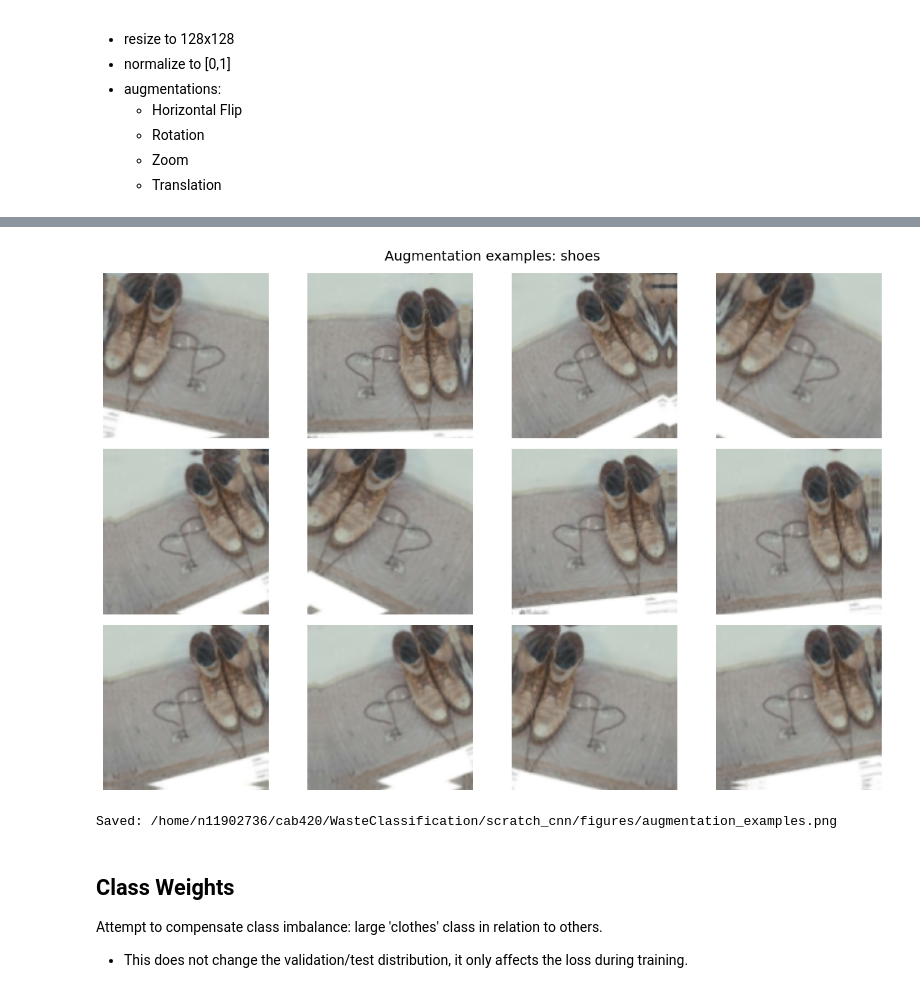
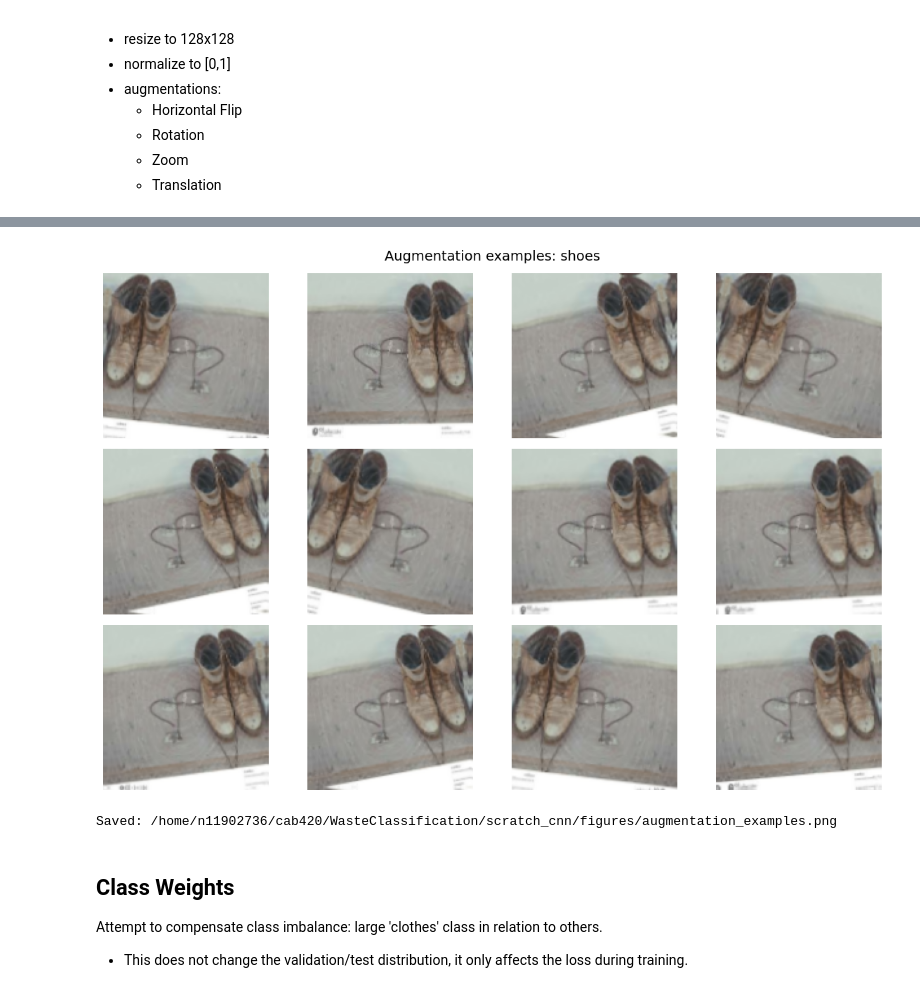
Before and after one commit to TheoD20/Waste-Classification-ML, a Jupyter notebook: scratch_cnn/scratch_cnn_model.ipynb, the cells around one changed output, grey strips where cells are left out. Saved outputs shown, nothing was run; the diff lists cells and outputs as text; code cells hidden in the pictures.

```diff
--- a/scratch_cnn/scratch_cnn_model.ipynb
+++ b/scratch_cnn/scratch_cnn_model.ipynb
@@ -177,36 +167,35 @@ Saved: /home/n11902736/cab420/WasteClassification/scratch_cnn/figures/sample_tra
 # %%
 # Data Augmentation
 data_augmentation = keras.Sequential(
     [
         layers.RandomFlip("horizontal", seed=RANDOM_STATE),
-        layers.RandomRotation(0.08, seed=RANDOM_STATE),
-        layers.RandomZoom(0.10, seed=RANDOM_STATE),
-        layers.RandomTranslation(0.05, 0.05, seed=RANDOM_STATE),
+        layers.RandomRotation(0.04, seed=RANDOM_STATE),
+        layers.RandomZoom(0.05, seed=RANDOM_STATE),
     ],
     name="data_augmentation",
 )
 
 # Visualize examples
 sample_image = images[0]
 
 fig = plt.figure(figsize=(12, 8))
 
 for i in range(12):
     ax = fig.add_subplot(3, 4, i + 1)
     augmented = data_augmentation(tf.expand_dims(sample_image, axis=0), training=True)
     ax.imshow(augmented[0])
     ax.axis("off")
 
 fig.suptitle(f"Augmentation examples: {class_list[int(labels[0])]}", fontsize=14)
 plt.tight_layout()
 
 figure_path = FIGURES_DIR / "augmentation_examples.png"
 fig.savefig(figure_path, dpi=150, bbox_inches="tight")
 plt.show()
 
 print("Saved:", figure_path)
 # %% [output]
-[figure, old version]
+[figure, new version]
 Saved: /home/n11902736/cab420/WasteClassification/scratch_cnn/figures/augmentation_examples.png
 # %% [markdown]
 ## Class Weights
```
Also changed, not shown: parts of 12 cells of this notebook, 8 other files.
